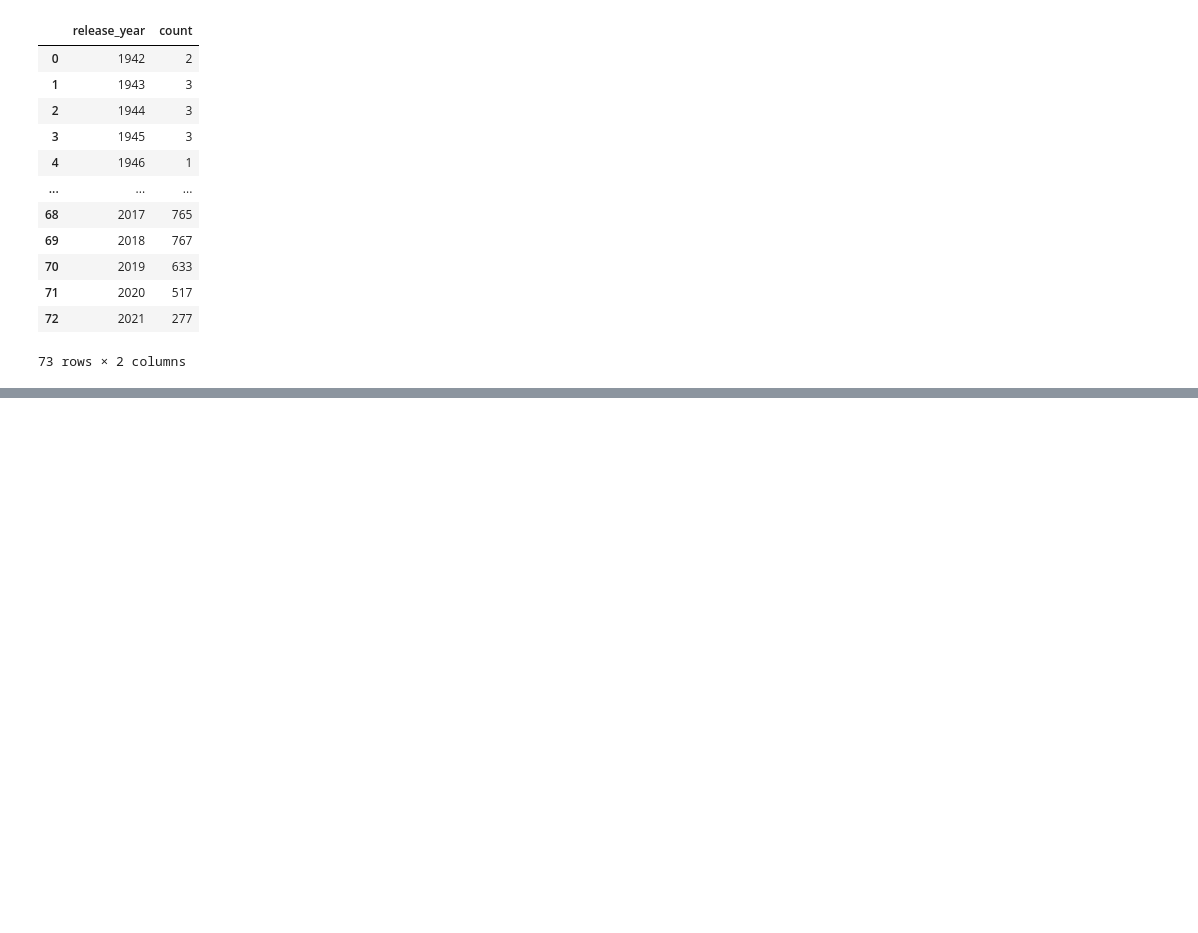
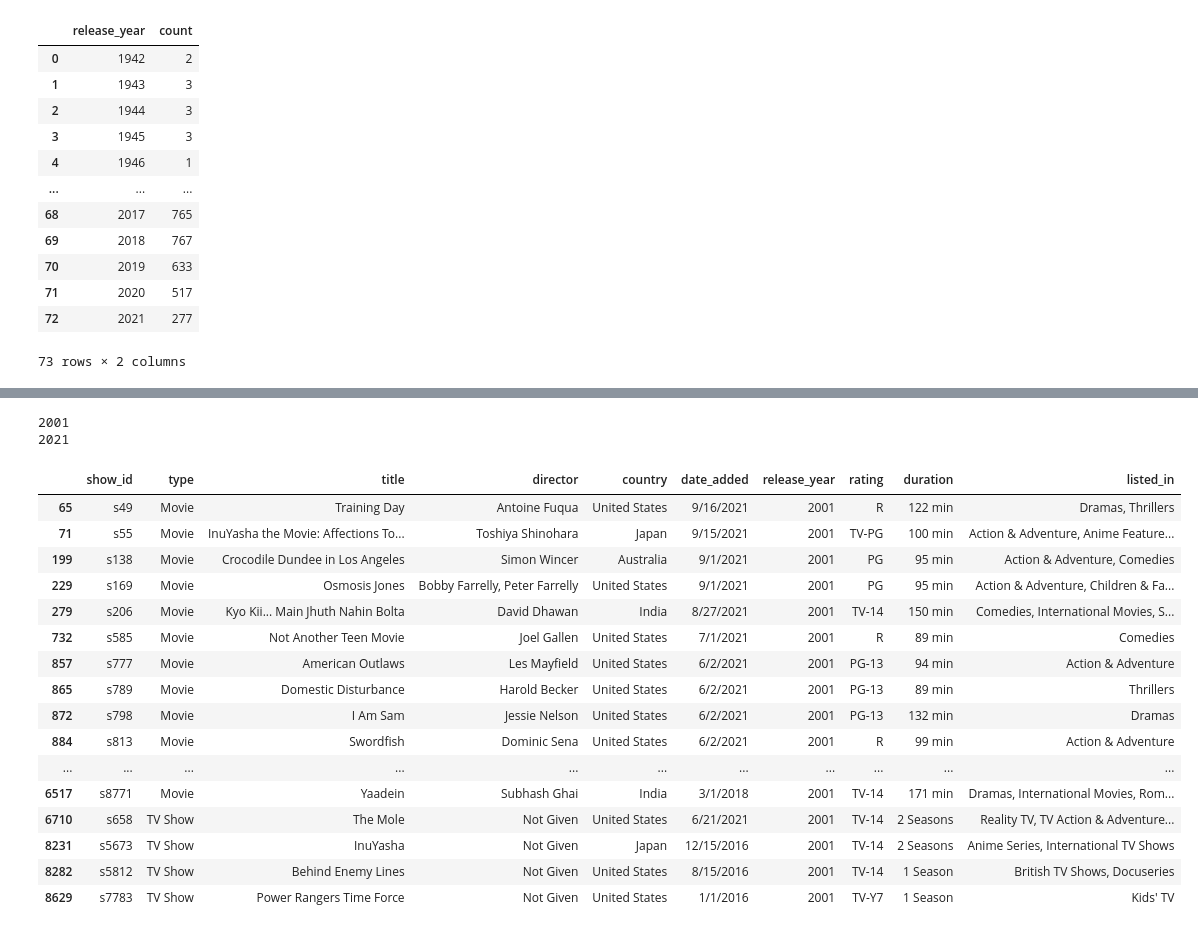
Before and after one commit to Gururaman02/data--analyst-journey, a Jupyter notebook: netflix/analysis.ipynb, the cells around one changed output, grey strips where cells are left out. Saved outputs shown, nothing was run; the diff lists cells and outputs as text; code cells hidden in the pictures; blank space fills up the shorter version.

```diff
--- a/netflix/analysis.ipynb
+++ b/netflix/analysis.ipynb
@@ -307,0 +333,27 @@ movies.groupby('release_year').size().reset_index(name='count')
+# %%
+print(df[df["release_year"]>2000]["release_year"].min())
+print(df[df["release_year"]>2000]["release_year"].max())
+# %% [output]
+2001
+2021
+# %%
+oldest = df[df["release_year"] > 2000]["release_year"].min()
+df[df["release_year"] == oldest]
+# %% [output]
+|  | show_id | type | title | director | country | date_added | release_year | rating | duration | listed_in |
+| 65 | s49 | Movie | Training Day | Antoine Fuqua | United States | 9/16/2021 | 2001 | R | 122 min | Dramas, Thrillers |
+| 71 | s55 | Movie | InuYasha the Movie: Affections To... | Toshiya Shinohara | Japan | 9/15/2021 | 2001 | TV-PG | 100 min | Action & Adventure, Anime Feature... |
+| 199 | s138 | Movie | Crocodile Dundee in Los Angeles | Simon Wincer | Australia | 9/1/2021 | 2001 | PG | 95 min | Action & Adventure, Comedies |
+| 229 | s169 | Movie | Osmosis Jones | Bobby Farrelly, Peter Farrelly | United States | 9/1/2021 | 2001 | PG | 95 min | Action & Adventure, Children & Fa... |
+| 279 | s206 | Movie | Kyo Kii... Main Jhuth Nahin Bolta | David Dhawan | India | 8/27/2021 | 2001 | TV-14 | 150 min | Comedies, International Movies, S... |
+| 732 | s585 | Movie | Not Another Teen Movie | Joel Gallen | United States | 7/1/2021 | 2001 | R | 89 min | Comedies |
+| 857 | s777 | Movie | American Outlaws | Les Mayfield | United States | 6/2/2021 | 2001 | PG-13 | 94 min | Action & Adventure |
+| 865 | s789 | Movie | Domestic Disturbance | Harold Becker | United States | 6/2/2021 | 2001 | PG-13 | 89 min | Thrillers |
+| 872 | s798 | Movie | I Am Sam | Jessie Nelson | United States | 6/2/2021 | 2001 | PG-13 | 132 min | Dramas |
+| 884 | s813 | Movie | Swordfish | Dominic Sena | United States | 6/2/2021 | 2001 | R | 99 min | Action & Adventure |
+| ... | ... | ... | ... | ... | ... | ... | ... | ... | ... | ... |
+| 6517 | s8771 | Movie | Yaadein | Subhash Ghai | India | 3/1/2018 | 2001 | TV-14 | 171 min | Dramas, International Movies, Rom... |
+| 6710 | s658 | TV Show | The Mole | Not Given | United States | 6/21/2021 | 2001 | TV-14 | 2 Seasons | Reality TV, TV Action & Adventure... |
+| 8231 | s5673 | TV Show | InuYasha | Not Given | Japan | 12/15/2016 | 2001 | TV-14 | 2 Seasons | Anime Series, International TV Shows |
+| 8282 | s5812 | TV Show | Behind Enemy Lines | Not Given | United States | 8/15/2016 | 2001 | TV-14 | 1 Season | British TV Shows, Docuseries |
+| 8629 | s7783 | TV Show | Power Rangers Time Force | Not Given | United States | 1/1/2016 | 2001 | TV-Y7 | 1 Season | Kids' TV |
```
Also changed, not shown: parts of 8 cells of this notebook, 1 other file.
